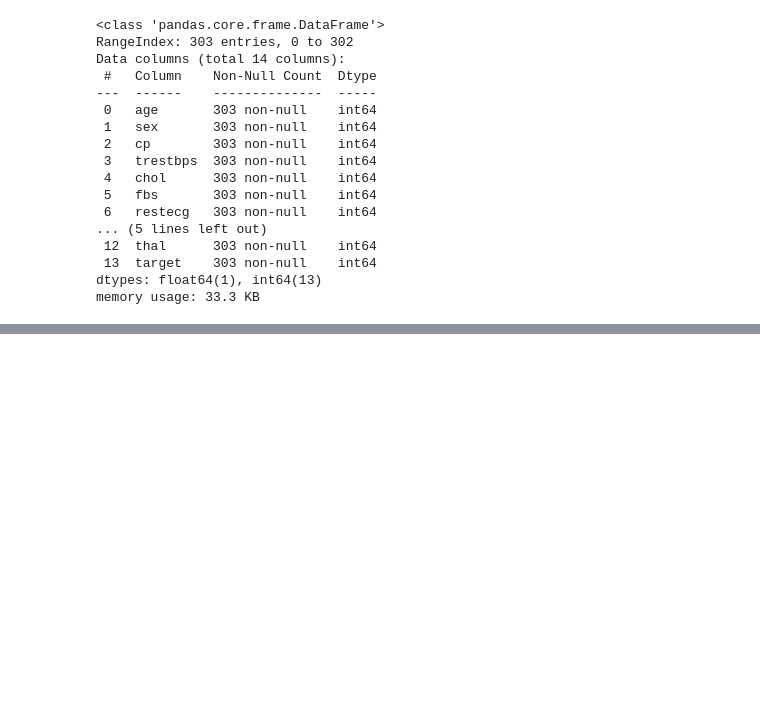
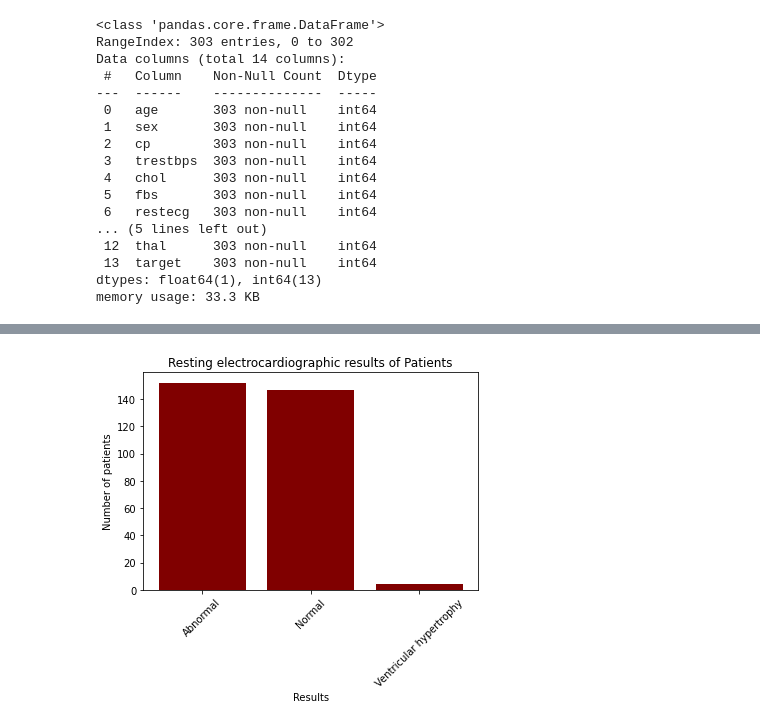
Before and after one commit to iammelvink/Heart-Disease-Project-AML, a Jupyter notebook: Heart_Disease_Project_Notebook.ipynb, the cells around one changed output, grey strips where cells are left out. Drawn from its saved outputs; the diff is of its cells as text; code cells hidden in the pictures; blank space fills up the shorter version.

```diff
--- a/Heart_Disease_Project_Notebook.ipynb
+++ b/Heart_Disease_Project_Notebook.ipynb
@@ -121,0 +197,10 @@ memory usage: 33.3 KB
+# %%
+restecg_cat = data['restecg'].value_counts().rename_axis("Restecg").reset_index(name='Count')
+restecg_cat = restecg_cat.replace({'Restecg': {0 : 'Normal', 1: 'Abnormal', 2: 'Ventricular hypertrophy'}})
+plt.bar(restecg_cat.Restecg, restecg_cat.Count, color = 'maroon');
+plt.title('Resting electrocardiographic results of Patients');
+plt.xlabel('Results');
+plt.ylabel('Number of patients');
+plt.xticks(rotation=45);
+# %% [output]
+[figure, added]
```
Also changed, not shown: parts of 19 cells of this notebook.
